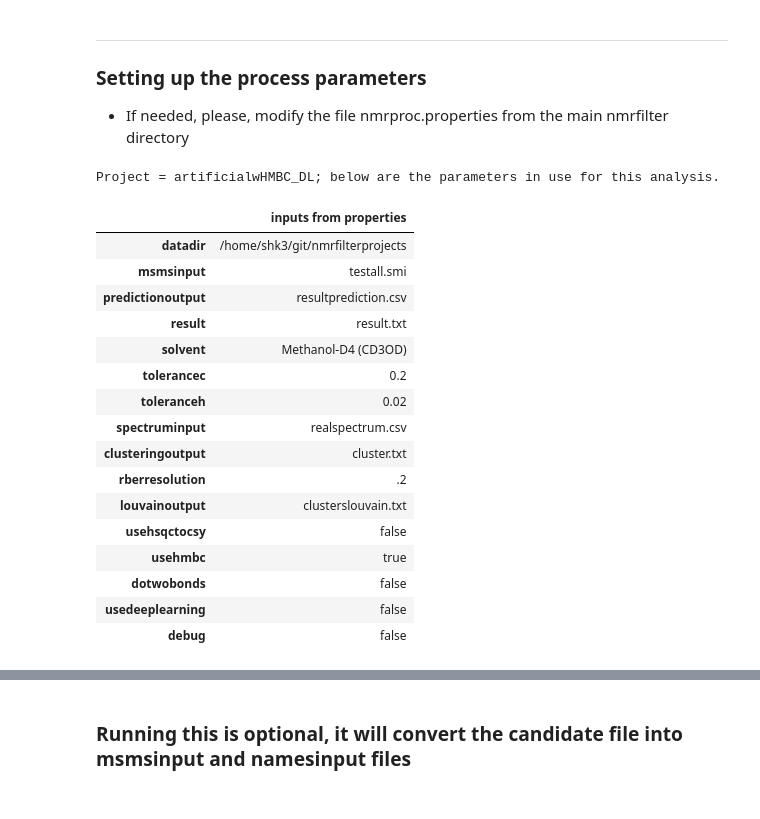
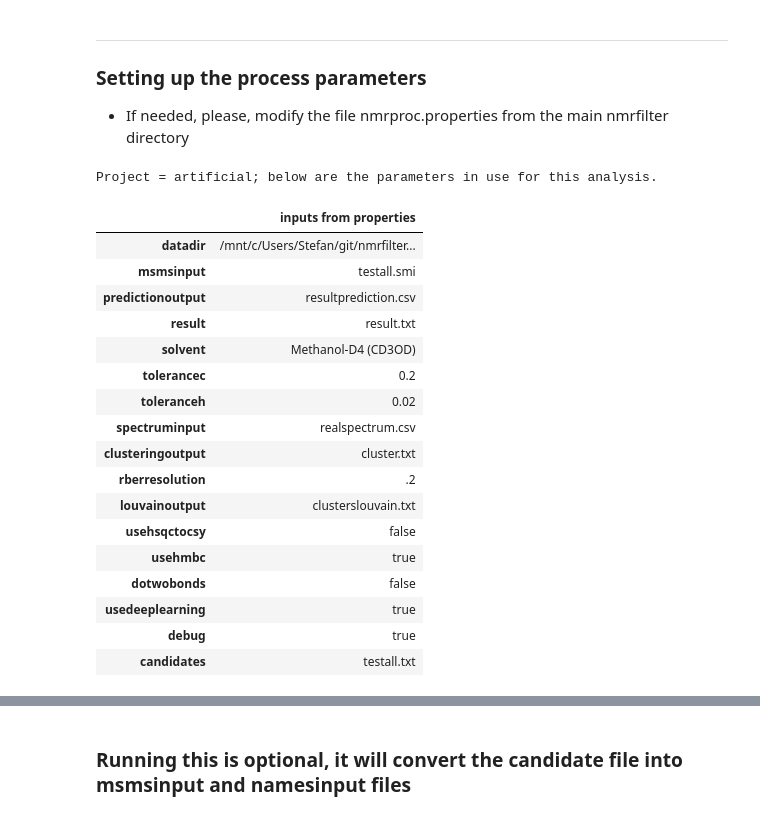
Before and after one commit to stefhk3/nmrfilter, a Jupyter notebook: nmrfilter.ipynb, the cells around one changed output, grey strips where cells are left out. Drawn from its saved outputs; the diff is of its cells as text; code cells hidden in the pictures.

```diff
--- a/nmrfilter.ipynb
+++ b/nmrfilter.ipynb
@@ -63,13 +63,14 @@ ___
 * If needed, please, modify the file nmrproc.properties from the main nmrfilter directory
 # %%
 project = menu.value
+cp = readprops(project)
 print(f'Project = {project}; below are the parameters in use for this analysis.')
 checkprojectdir(datapath, project, cp)
 pd.DataFrame.from_dict(cp, orient='index', columns=["inputs from properties"])
 # %% [output]
-Project = artificialwHMBC_DL; below are the parameters in use for this analysis.
+Project = artificial; below are the parameters in use for this analysis.
 |  | inputs from properties |
-| datadir | /home/shk3/git/nmrfilterprojects |
+| datadir | /mnt/c/Users/Stefan/git/nmrfilter... |
 | msmsinput | testall.smi |
 | predictionoutput | resultprediction.csv |
 | result | result.txt |
@@ -83,8 +84,9 @@ Project = artificialwHMBC_DL; below are the parameters in use for this analysis.
 | usehsqctocsy | false |
 | usehmbc | true |
 | dotwobonds | false |
-| usedeeplearning | false |
-| debug | false |
+| usedeeplearning | true |
+| debug | true |
+| candidates | testall.txt |
 # %%
 # if needed, here is a glossary of the terms used in NMRfilter
 glossary = pd.read_csv("glossary.csv", sep=",")
```
Also changed, not shown: parts of 4 cells of this notebook.
